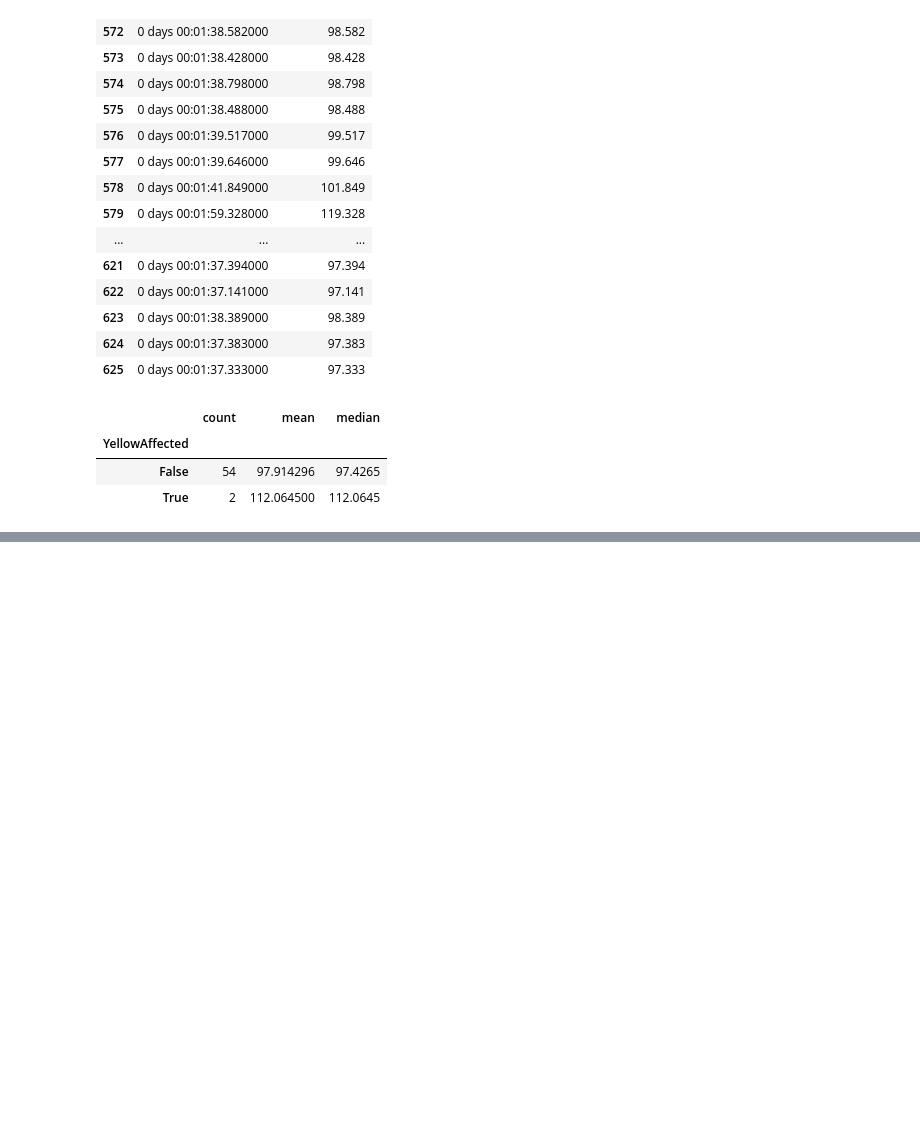
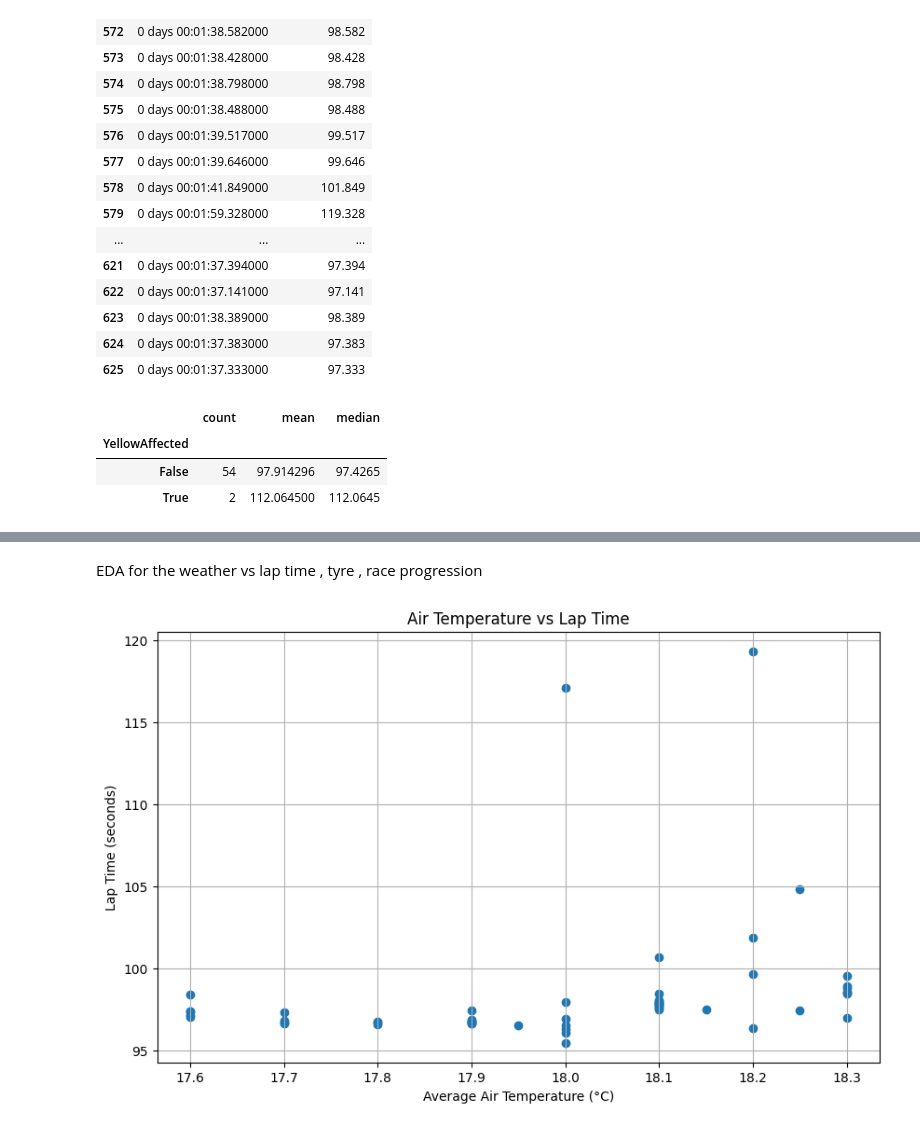
Before and after one commit to mohammedDhinojwala/f1-ai-race-strategy, a Jupyter notebook: notebooks/01_data_investigation.ipynb, the cells around one changed output, grey strips where cells are left out. Drawn from its saved outputs; the diff is of its cells as text; code cells hidden in the pictures; blank space fills up the shorter version.

Commit message:
checkpoint:C4.4 WEATHER CONDITIONS VS THE LAPTIME/TYRE/RACE-PROGRESSION ✔️️

```diff
--- a/notebooks/01_data_investigation.ipynb
+++ b/notebooks/01_data_investigation.ipynb
@@ -2062,0 +2134,3 @@ zhou_laps.groupby("YellowAffected")["LapTimeSeconds"].agg(
+# %%
+weather_data = f1_data.weather_data.copy()
+weather_data["LapNumber"] = pd.NA
@@ -2062,0 +2164,15 @@ zhou_laps.groupby("YellowAffected")["LapTimeSeconds"].agg(
+# %%
+weather_lap = (
+    weather_data.dropna(subset=["LapNumber"])
+    .groupby("LapNumber")
+    .agg(
+        AvgAirTemp=("AirTemp", "mean"),
+        AvgHumidity=("Humidity", "mean"),
+        AvgPressure=("Pressure", "mean"),
+        AvgTrackTemp=("TrackTemp", "mean"),
+        AvgWindSpeed=("WindSpeed", "mean"),
+        AvgWindDirection=("WindDirection", "mean"),
+        RainDuringLap=("Rainfall", "any")
+    )
+    .reset_index()
+)
@@ -2062,0 +2181,12 @@ zhou_laps.groupby("YellowAffected")["LapTimeSeconds"].agg(
+# %%
+zhou_weather = zhou_laps.merge(
+    weather_lap,
+    on="LapNumber",
+    how="left"
+)
+
+zhou_weather.columns
+
+temp_weather_data = zhou_weather[['LapNumber','Stint','Compound','TyreLife','Position','LapTimeSeconds','AvgAirTemp','AvgHumidity','AvgPressure','AvgTrackTemp','AvgWindSpeed','AvgWindDirection','RainDuringLap']]
+
+temp_weather_data.describe()
@@ -2062,0 +2203,2 @@ zhou_laps.groupby("YellowAffected")["LapTimeSeconds"].agg(
+# %% [markdown]
+EDA for the weather vs lap time , tyre , race progression
@@ -2062,0 +2207,16 @@ zhou_laps.groupby("YellowAffected")["LapTimeSeconds"].agg(
+# %%
+plt.figure(figsize=(10, 6))
+
+plt.scatter(
+    temp_weather_data["AvgAirTemp"],
+    temp_weather_data["LapTimeSeconds"]
+)
+
+plt.xlabel("Average Air Temperature (°C)")
+plt.ylabel("Lap Time (seconds)")
+plt.title("Air Temperature vs Lap Time")
+plt.grid(True)
+
+plt.show()
+# %% [output]
+[figure, added]
```
Also changed, not shown: parts of 28 cells of this notebook.
